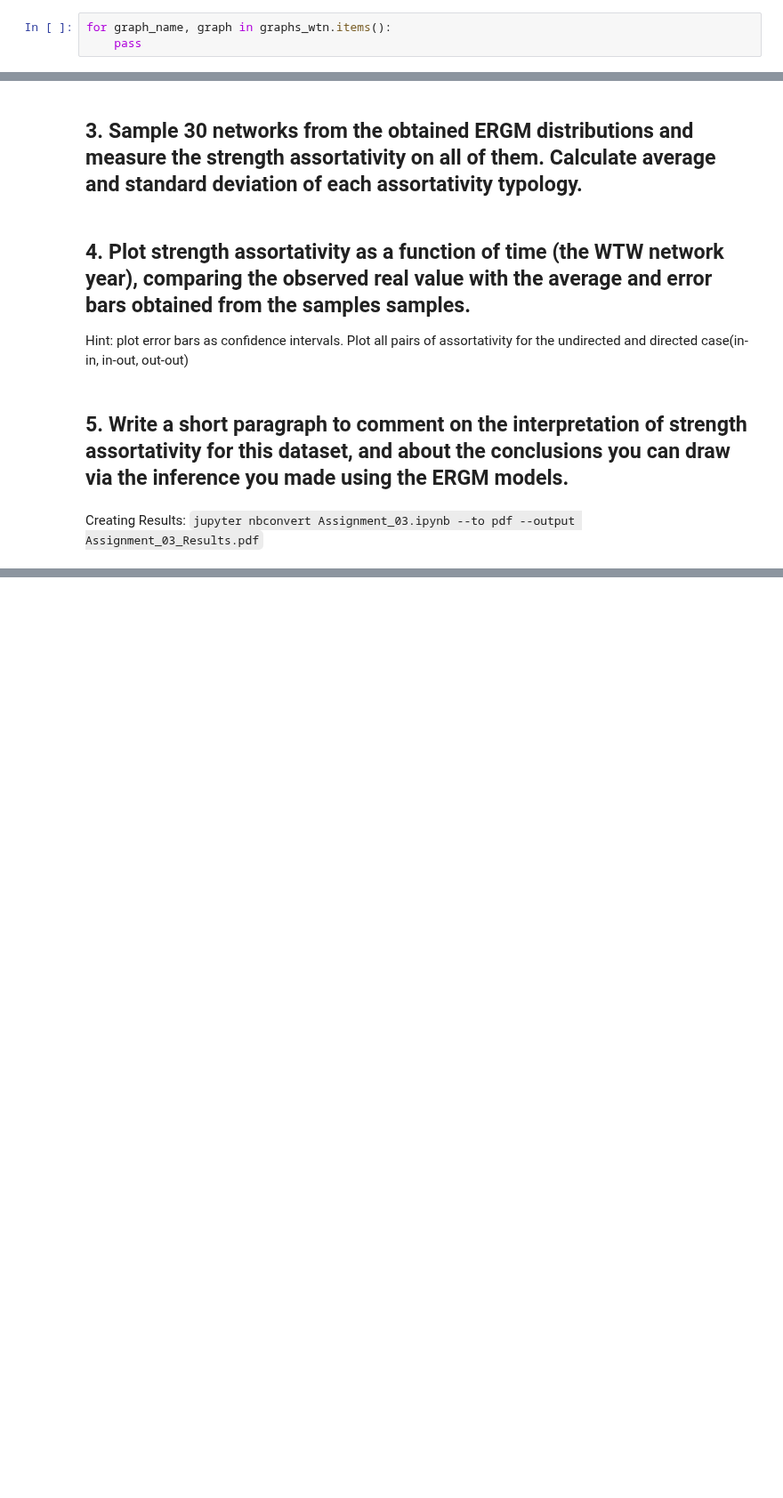
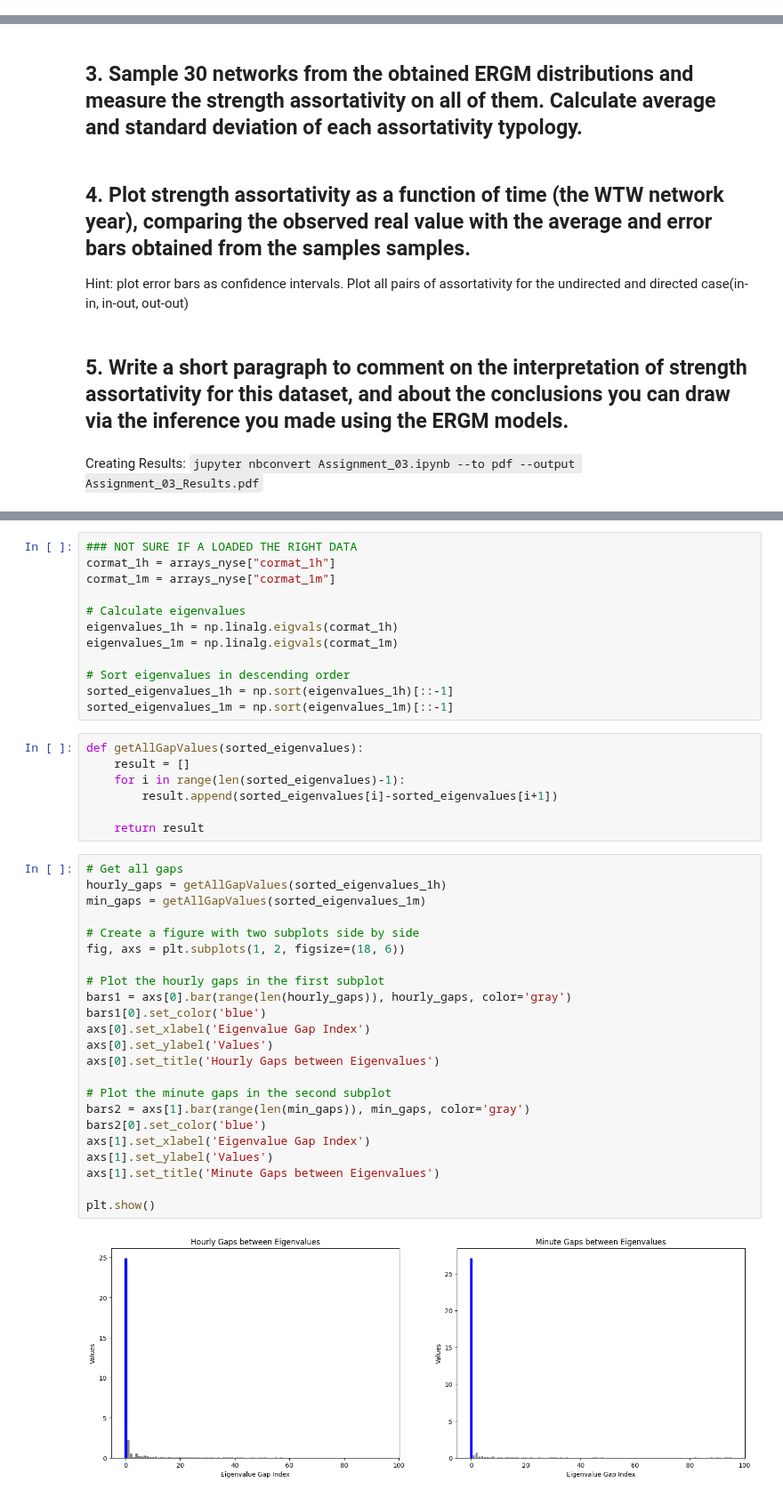
Before and after one commit to HuberNicolas/network-science-uzh, a Jupyter notebook: assignment-3/Assignment_03.ipynb, the cells around one changed output, grey strips where cells are left out. Shown at 89% size. Drawn from its saved outputs; the diff is of its cells as text; blank space fills up the shorter version.

```diff
--- a/assignment-3/Assignment_03.ipynb
+++ b/assignment-3/Assignment_03.ipynb
@@ -155,4 +189 @@ nx.draw(G=graphs_wtn["WDN_1997"])
-# %%
-for graph_name, graph in graphs_wtn.items():
-    pass
 # %%
@@ -253,0 +313,44 @@ Creating Results:
+# %%
+### NOT SURE IF A LOADED THE RIGHT DATA
+cormat_1h = arrays_nyse["cormat_1h"]
+cormat_1m = arrays_nyse["cormat_1m"]
+
+# Calculate eigenvalues
+eigenvalues_1h = np.linalg.eigvals(cormat_1h)
+eigenvalues_1m = np.linalg.eigvals(cormat_1m)
+
+# Sort eigenvalues in descending order
+sorted_eigenvalues_1h = np.sort(eigenvalues_1h)[::-1]
+sorted_eigenvalues_1m = np.sort(eigenvalues_1m)[::-1]
+# %%
+def getAllGapValues(sorted_eigenvalues):
+    result = []
+    for i in range(len(sorted_eigenvalues)-1):
+        result.append(sorted_eigenvalues[i]-sorted_eigenvalues[i+1])
+
+    return result
+# %%
+# Get all gaps
+hourly_gaps = getAllGapValues(sorted_eigenvalues_1h)
+min_gaps = getAllGapValues(sorted_eigenvalues_1m)
+
+# Create a figure with two subplots side by side
+fig, axs = plt.subplots(1, 2, figsize=(18, 6))
+
+# Plot the hourly gaps in the first subplot
+bars1 = axs[0].bar(range(len(hourly_gaps)), hourly_gaps, color='gray')
+bars1[0].set_color('blue')
+axs[0].set_xlabel('Eigenvalue Gap Index')
+axs[0].set_ylabel('Values')
+axs[0].set_title('Hourly Gaps between Eigenvalues')
+
+# Plot the minute gaps in the second subplot
+bars2 = axs[1].bar(range(len(min_gaps)), min_gaps, color='gray')
+bars2[0].set_color('blue')
+axs[1].set_xlabel('Eigenvalue Gap Index')
+axs[1].set_ylabel('Values')
+axs[1].set_title('Minute Gaps between Eigenvalues')
+
+plt.show()
+# %% [output]
+[figure, added]
```
Also changed, not shown: parts of 10 cells of this notebook.
